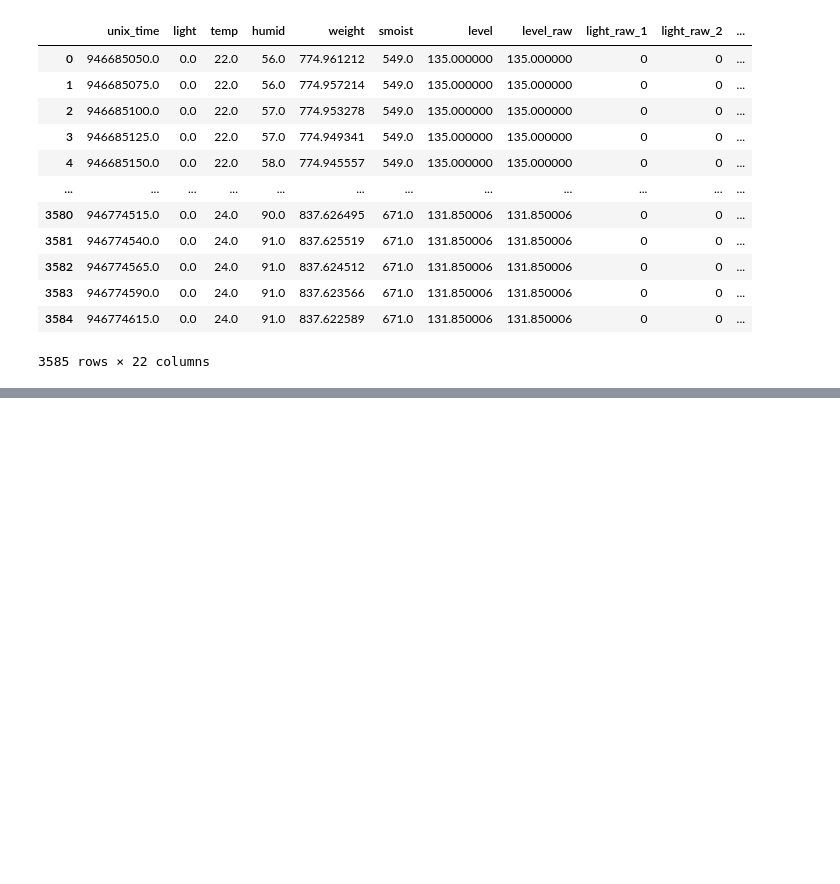
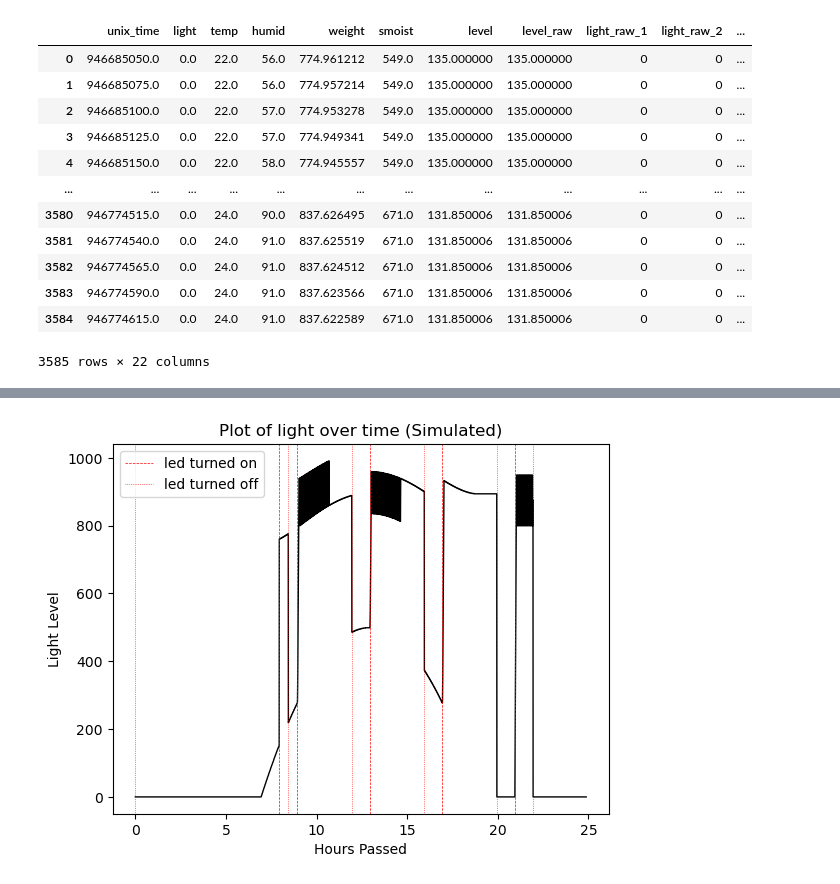
Before and after one commit to dkcmu/15-482_Monitoring_Wendys_Baconhater, a Jupyter notebook: log_visualizer.ipynb, the cells around one changed output, grey strips where cells are left out. Cells and saved outputs as stored; diff of their text form; code cells hidden in the pictures; blank space fills up the shorter version.

Commit message:
Complete simulated graphs

```diff
--- a/log_visualizer.ipynb
+++ b/log_visualizer.ipynb
@@ -5,4 +4,5 @@ log_file_name = "part4_logs/monitoring_hw_sim_log.csv"
 # %%
+log_file_name = "part4/logs/simulated.csv"
 df = pd.read_csv(log_file_name)
 df
 # %% [output]
@@ -21,0 +101,41 @@ df
+# %%
+def plot_sensor(sensor: str, simulated, actuators=None):
+    X = df['monitor_time_hrs']
+    Y = df[sensor]
+    if actuators is None:
+        actuators = sensors_to_actuators[sensor]  # Default
+
+    plt.plot(X, Y, 'k', linewidth=1)
+
+    for actuator in actuators:
+        on_times, off_times = get_actuator_activations(X, df[actuator])
+        color = actuators_to_colors[actuator]
+        first = True
+        for t in on_times:
+            if first:
+                plt.axvline(x=t, color=color, linestyle='--', linewidth=0.5,
+                        label=f'{actuator} turned on')
+            else:
+                plt.axvline(x=t, color=color, linestyle='--', linewidth=0.5)
+            first = False
+        first = True
+        for t in off_times:
+            if first:
+                plt.axvline(x=t, color=color, linestyle=':', linewidth=0.5,
+                        label=f'{actuator} turned off')
+            else:
+                plt.axvline(x=t, color=color, linestyle=':', linewidth=0.5)
+            first = False
+
+    plt.xlabel('Hours Passed')
+    plt.ylabel(sensors_to_labels[sensor])
+    if simulated:
+        plt.title(f'Plot of {sensor} over time (Simulated)')
+    else:
+        plt.title(f'Plot of {sensor} over time (Real)')
+    plt.legend()
+    plt.show()
+# %%
+plot_sensor('light', simulated=True)
+# %% [output]
+[figure, added]
```
Also changed, not shown: parts of 12 cells of this notebook, 8 other files.
